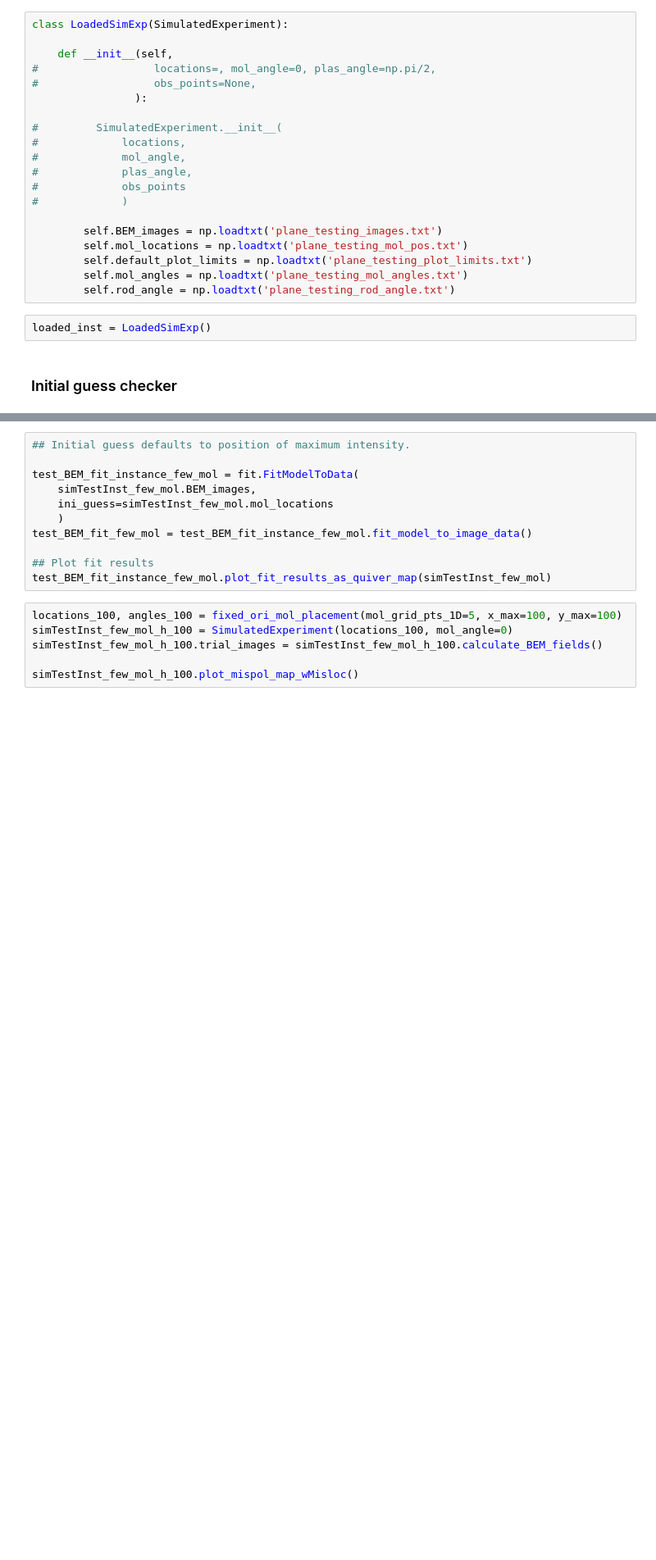
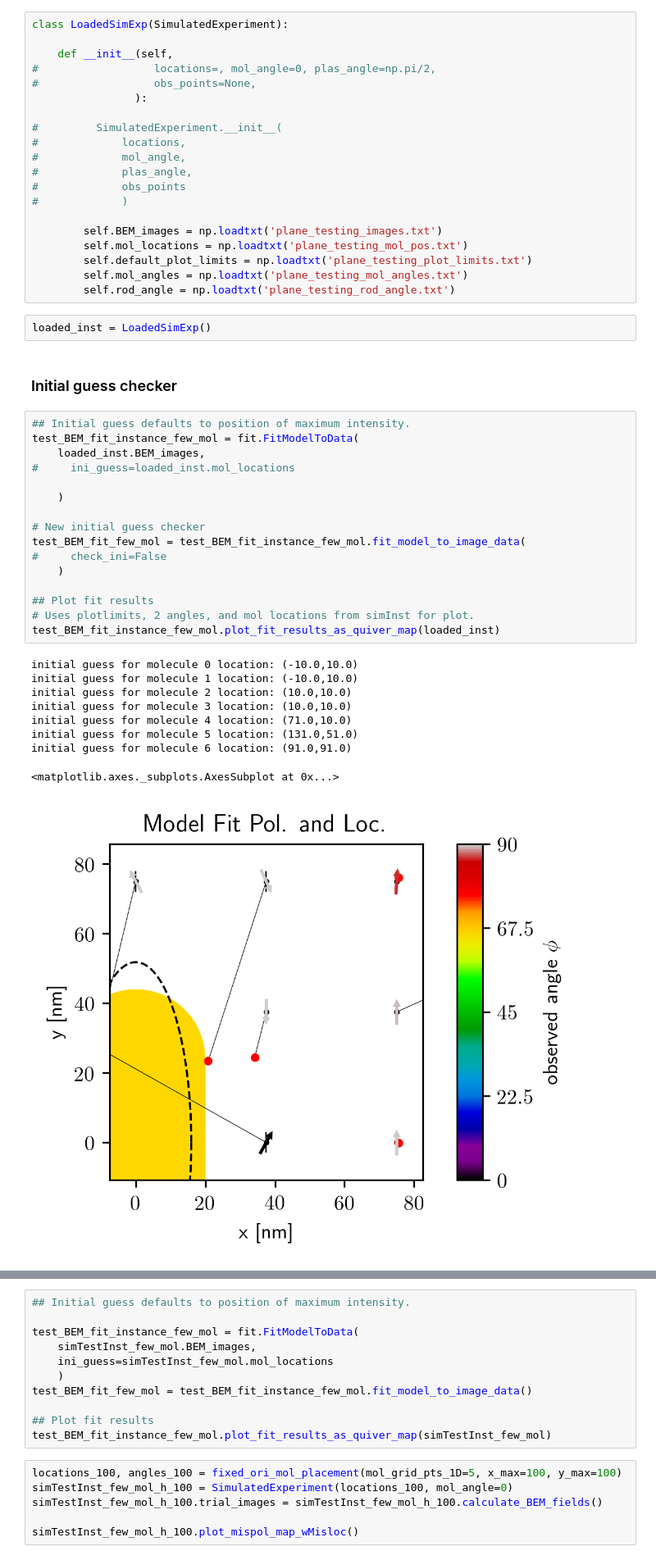
Before and after one commit to HarrisonGoldwyn/mispolarization, a Jupyter notebook: solving_problems/notebooks/fit_localization_from_BEM_fields.ipynb, the cells around one changed output, grey strips where cells are left out. Shown at 82% size. Cells and saved outputs as stored; diff of their text form; blank space fills up the shorter version.

```diff
--- a/solving_problems/notebooks/fit_localization_from_BEM_fields.ipynb
+++ b/solving_problems/notebooks/fit_localization_from_BEM_fields.ipynb
@@ -451,6 +451,32 @@ class LoadedSimExp(SimulatedExperiment):
 loaded_inst = LoadedSimExp()
 # %% [markdown]
 ### Initial guess checker
+# %%
+## Initial guess defaults to position of maximum intensity.
+test_BEM_fit_instance_few_mol = fit.FitModelToData(
+    loaded_inst.BEM_images,
+#     ini_guess=loaded_inst.mol_locations
+
+    )
+
+# New initial guess checker
+test_BEM_fit_few_mol = test_BEM_fit_instance_few_mol.fit_model_to_image_data(
+#     check_ini=False
+    )
+
+## Plot fit results
+# Uses plotlimits, 2 angles, and mol locations from simInst for plot.
+test_BEM_fit_instance_few_mol.plot_fit_results_as_quiver_map(loaded_inst)
+# %% [output]
+initial guess for molecule 0 location: (-10.0,10.0)
+initial guess for molecule 1 location: (-10.0,10.0)
+initial guess for molecule 2 location: (10.0,10.0)
+initial guess for molecule 3 location: (10.0,10.0)
+initial guess for molecule 4 location: (71.0,10.0)
+initial guess for molecule 5 location: (131.0,51.0)
+initial guess for molecule 6 location: (91.0,91.0)
+<matplotlib.axes._subplots.AxesSubplot at 0x...>
+[figure, added]
 # %%
 ## Initial guess defaults to position of maximum intensity.
 test_BEM_fit_instance_few_mol = fit.FitModelToData(
```
Also changed, not shown: parts of 2 cells of this notebook, 1 other file.
